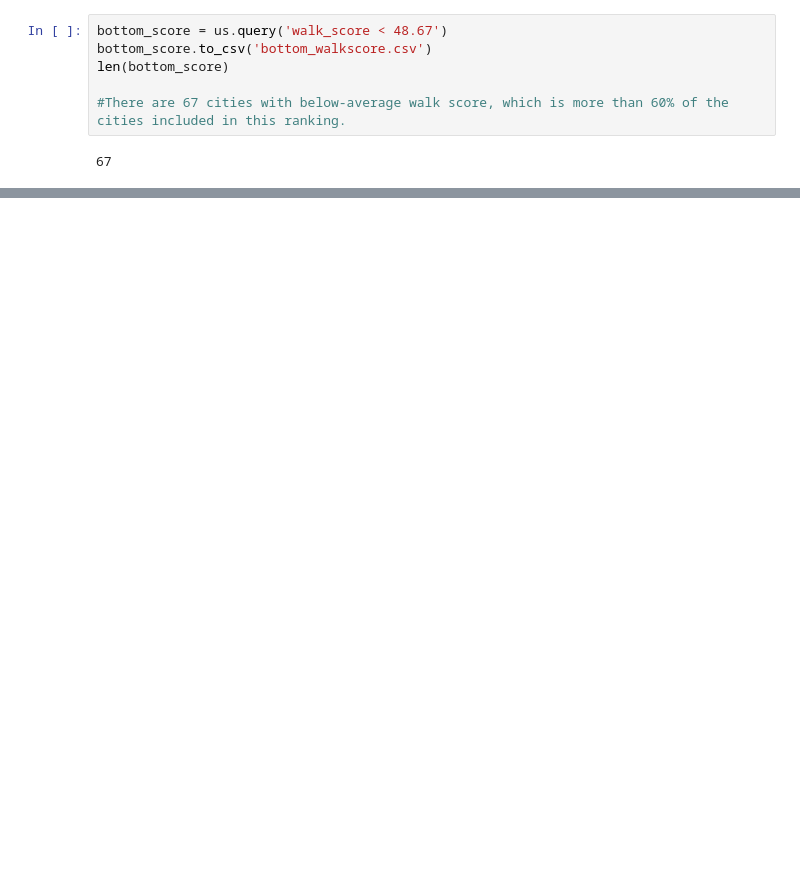
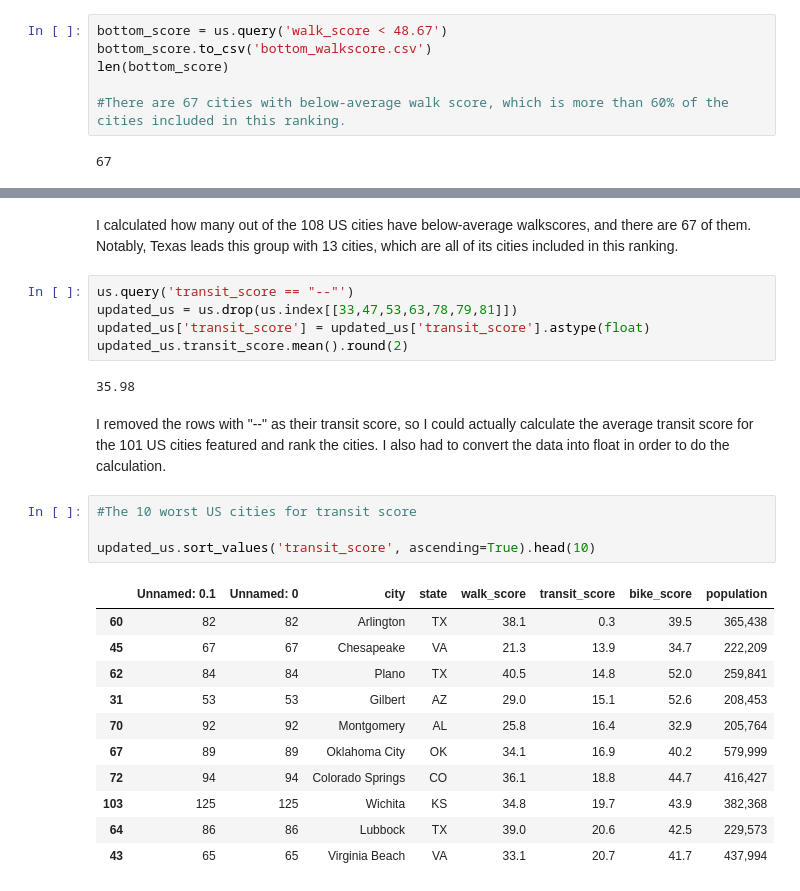
Before and after one commit to ann2128/lede-project-2, a Jupyter notebook: project-2-scraping.ipynb, the cells around one changed output, grey strips where cells are left out. Cells and saved outputs as stored; diff of their text form; blank space fills up the shorter version.

```diff
--- a/scraping-project.ipynb
+++ b/project-2-scraping.ipynb
@@ -508,0 +395,27 @@ us.query('walk_score < 48.67').groupby('state').count()
+# %% [markdown]
+I calculated how many out of the 108 US cities have below-average walkscores, and there are 67 of them. Notably, Texas leads this group with 13 cities, which are all of its cities included in this ranking.
+# %%
+us.query('transit_score == "--"')
+updated_us = us.drop(us.index[[33,47,53,63,78,79,81]])
+updated_us['transit_score'] = updated_us['transit_score'].astype(float)
+updated_us.transit_score.mean().round(2)
+# %% [output]
+35.98
+# %% [markdown]
+I removed the rows with "--" as their transit score, so I could actually calculate the average transit score for the 101 US cities featured and rank the cities. I also had to convert the data into float in order to do the calculation.
+# %%
+#The 10 worst US cities for transit score
+
+updated_us.sort_values('transit_score', ascending=True).head(10)
+# %% [output]
+|  | Unnamed: 0.1 | Unnamed: 0 | city | state | walk_score | transit_score | bike_score | population |
+| 60 | 82 | 82 | Arlington | TX | 38.1 | 0.3 | 39.5 | 365,438 |
+| 45 | 67 | 67 | Chesapeake | VA | 21.3 | 13.9 | 34.7 | 222,209 |
+| 62 | 84 | 84 | Plano | TX | 40.5 | 14.8 | 52.0 | 259,841 |
+| 31 | 53 | 53 | Gilbert | AZ | 29.0 | 15.1 | 52.6 | 208,453 |
+| 70 | 92 | 92 | Montgomery | AL | 25.8 | 16.4 | 32.9 | 205,764 |
+| 67 | 89 | 89 | Oklahoma City | OK | 34.1 | 16.9 | 40.2 | 579,999 |
+| 72 | 94 | 94 | Colorado Springs | CO | 36.1 | 18.8 | 44.7 | 416,427 |
+| 103 | 125 | 125 | Wichita | KS | 34.8 | 19.7 | 43.9 | 382,368 |
+| 64 | 86 | 86 | Lubbock | TX | 39.0 | 20.6 | 42.5 | 229,573 |
+| 43 | 65 | 65 | Virginia Beach | VA | 33.1 | 20.7 | 41.7 | 437,994 |
```
Also changed, not shown: parts of 23 cells of this notebook, 1 other file.
